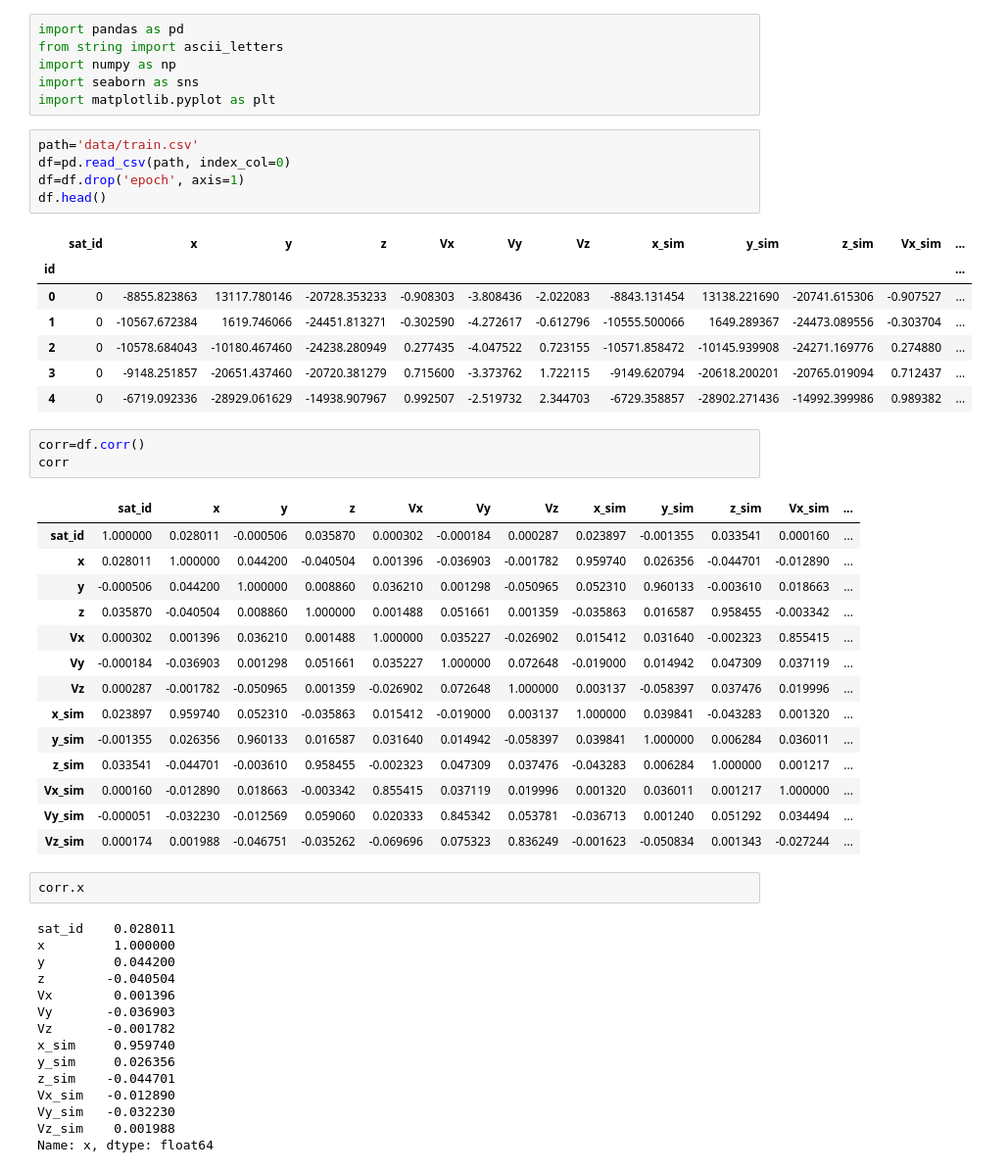
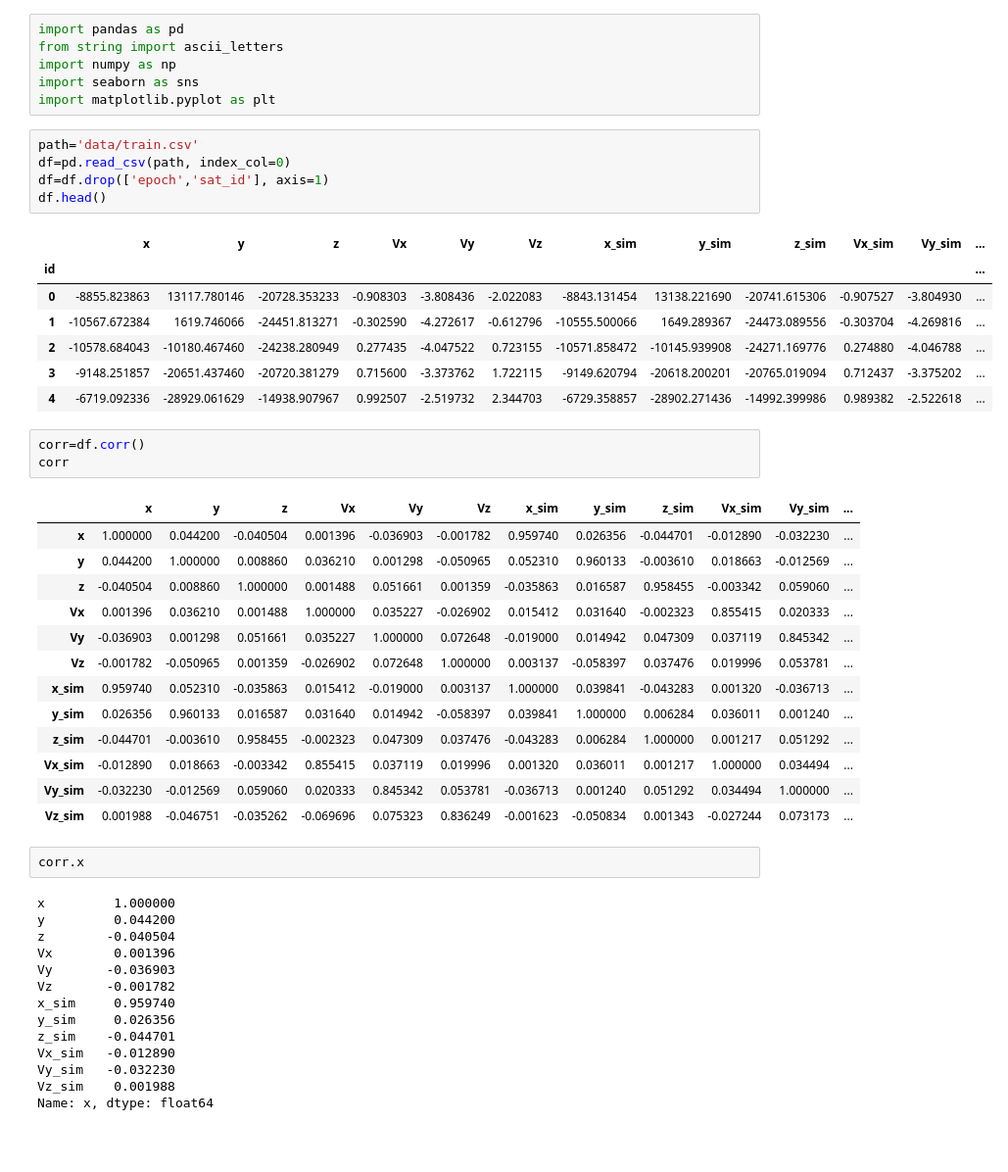
Before and after one commit to ayunimatulf/IDAO2020_transformer_team, a Jupyter notebook: cek_correlation.ipynb, the cells around one changed output. Shown: that part at 98% size. Saved outputs shown, nothing was run; the diff lists cells and outputs as text; blank space fills up the shorter version.

```diff
--- a/cek_correlation.ipynb
+++ b/cek_correlation.ipynb
@@ -9,38 +9,36 @@ import matplotlib.pyplot as plt
 # %%
 path='data/train.csv'
 df=pd.read_csv(path, index_col=0)
-df=df.drop('epoch', axis=1)
+df=df.drop(['epoch','sat_id'], axis=1)
 df.head()
 # %% [output]
-|  | sat_id | x | y | z | Vx | Vy | Vz | x_sim | y_sim | z_sim | Vx_sim | ... |
+|  | x | y | z | Vx | Vy | Vz | x_sim | y_sim | z_sim | Vx_sim | Vy_sim | ... |
 | id |  |  |  |  |  |  |  |  |  |  |  | ... |
-| 0 | 0 | -8855.823863 | 13117.780146 | -20728.353233 | -0.908303 | -3.808436 | -2.022083 | -8843.131454 | 13138.221690 | -20741.615306 | -0.907527 | ... |
-| 1 | 0 | -10567.672384 | 1619.746066 | -24451.813271 | -0.302590 | -4.272617 | -0.612796 | -10555.500066 | 1649.289367 | -24473.089556 | -0.303704 | ... |
-| 2 | 0 | -10578.684043 | -10180.467460 | -24238.280949 | 0.277435 | -4.047522 | 0.723155 | -10571.858472 | -10145.939908 | -24271.169776 | 0.274880 | ... |
-| 3 | 0 | -9148.251857 | -20651.437460 | -20720.381279 | 0.715600 | -3.373762 | 1.722115 | -9149.620794 | -20618.200201 | -20765.019094 | 0.712437 | ... |
-| 4 | 0 | -6719.092336 | -28929.061629 | -14938.907967 | 0.992507 | -2.519732 | 2.344703 | -6729.358857 | -28902.271436 | -14992.399986 | 0.989382 | ... |
+| 0 | -8855.823863 | 13117.780146 | -20728.353233 | -0.908303 | -3.808436 | -2.022083 | -8843.131454 | 13138.221690 | -20741.615306 | -0.907527 | -3.804930 | ... |
+| 1 | -10567.672384 | 1619.746066 | -24451.813271 | -0.302590 | -4.272617 | -0.612796 | -10555.500066 | 1649.289367 | -24473.089556 | -0.303704 | -4.269816 | ... |
+| 2 | -10578.684043 | -10180.467460 | -24238.280949 | 0.277435 | -4.047522 | 0.723155 | -10571.858472 | -10145.939908 | -24271.169776 | 0.274880 | -4.046788 | ... |
+| 3 | -9148.251857 | -20651.437460 | -20720.381279 | 0.715600 | -3.373762 | 1.722115 | -9149.620794 | -20618.200201 | -20765.019094 | 0.712437 | -3.375202 | ... |
+| 4 | -6719.092336 | -28929.061629 | -14938.907967 | 0.992507 | -2.519732 | 2.344703 | -6729.358857 | -28902.271436 | -14992.399986 | 0.989382 | -2.522618 | ... |
 # %%
 corr=df.corr()
 corr
 # %% [output]
-|  | sat_id | x | y | z | Vx | Vy | Vz | x_sim | y_sim | z_sim | Vx_sim | ... |
-| sat_id | 1.000000 | 0.028011 | -0.000506 | 0.035870 | 0.000302 | -0.000184 | 0.000287 | 0.023897 | -0.001355 | 0.033541 | 0.000160 | ... |
-| x | 0.028011 | 1.000000 | 0.044200 | -0.040504 | 0.001396 | -0.036903 | -0.001782 | 0.959740 | 0.026356 | -0.044701 | -0.012890 | ... |
-| y | -0.000506 | 0.044200 | 1.000000 | 0.008860 | 0.036210 | 0.001298 | -0.050965 | 0.052310 | 0.960133 | -0.003610 | 0.018663 | ... |
-| z | 0.035870 | -0.040504 | 0.008860 | 1.000000 | 0.001488 | 0.051661 | 0.001359 | -0.035863 | 0.016587 | 0.958455 | -0.003342 | ... |
-| Vx | 0.000302 | 0.001396 | 0.036210 | 0.001488 | 1.000000 | 0.035227 | -0.026902 | 0.015412 | 0.031640 | -0.002323 | 0.855415 | ... |
-| Vy | -0.000184 | -0.036903 | 0.001298 | 0.051661 | 0.035227 | 1.000000 | 0.072648 | -0.019000 | 0.014942 | 0.047309 | 0.037119 | ... |
-| Vz | 0.000287 | -0.001782 | -0.050965 | 0.001359 | -0.026902 | 0.072648 | 1.000000 | 0.003137 | -0.058397 | 0.037476 | 0.019996 | ... |
-| x_sim | 0.023897 | 0.959740 | 0.052310 | -0.035863 | 0.015412 | -0.019000 | 0.003137 | 1.000000 | 0.039841 | -0.043283 | 0.001320 | ... |
-| y_sim | -0.001355 | 0.026356 | 0.960133 | 0.016587 | 0.031640 | 0.014942 | -0.058397 | 0.039841 | 1.000000 | 0.006284 | 0.036011 | ... |
-| z_sim | 0.033541 | -0.044701 | -0.003610 | 0.958455 | -0.002323 | 0.047309 | 0.037476 | -0.043283 | 0.006284 | 1.000000 | 0.001217 | ... |
-| Vx_sim | 0.000160 | -0.012890 | 0.018663 | -0.003342 | 0.855415 | 0.037119 | 0.019996 | 0.001320 | 0.036011 | 0.001217 | 1.000000 | ... |
-| Vy_sim | -0.000051 | -0.032230 | -0.012569 | 0.059060 | 0.020333 | 0.845342 | 0.053781 | -0.036713 | 0.001240 | 0.051292 | 0.034494 | ... |
-| Vz_sim | 0.000174 | 0.001988 | -0.046751 | -0.035262 | -0.069696 | 0.075323 | 0.836249 | -0.001623 | -0.050834 | 0.001343 | -0.027244 | ... |
+|  | x | y | z | Vx | Vy | Vz | x_sim | y_sim | z_sim | Vx_sim | Vy_sim | ... |
+| x | 1.000000 | 0.044200 | -0.040504 | 0.001396 | -0.036903 | -0.001782 | 0.959740 | 0.026356 | -0.044701 | -0.012890 | -0.032230 | ... |
+| y | 0.044200 | 1.000000 | 0.008860 | 0.036210 | 0.001298 | -0.050965 | 0.052310 | 0.960133 | -0.003610 | 0.018663 | -0.012569 | ... |
+| z | -0.040504 | 0.008860 | 1.000000 | 0.001488 | 0.051661 | 0.001359 | -0.035863 | 0.016587 | 0.958455 | -0.003342 | 0.059060 | ... |
+| Vx | 0.001396 | 0.036210 | 0.001488 | 1.000000 | 0.035227 | -0.026902 | 0.015412 | 0.031640 | -0.002323 | 0.855415 | 0.020333 | ... |
+| Vy | -0.036903 | 0.001298 | 0.051661 | 0.035227 | 1.000000 | 0.072648 | -0.019000 | 0.014942 | 0.047309 | 0.037119 | 0.845342 | ... |
+| Vz | -0.001782 | -0.050965 | 0.001359 | -0.026902 | 0.072648 | 1.000000 | 0.003137 | -0.058397 | 0.037476 | 0.019996 | 0.053781 | ... |
+| x_sim | 0.959740 | 0.052310 | -0.035863 | 0.015412 | -0.019000 | 0.003137 | 1.000000 | 0.039841 | -0.043283 | 0.001320 | -0.036713 | ... |
+| y_sim | 0.026356 | 0.960133 | 0.016587 | 0.031640 | 0.014942 | -0.058397 | 0.039841 | 1.000000 | 0.006284 | 0.036011 | 0.001240 | ... |
+| z_sim | -0.044701 | -0.003610 | 0.958455 | -0.002323 | 0.047309 | 0.037476 | -0.043283 | 0.006284 | 1.000000 | 0.001217 | 0.051292 | ... |
+| Vx_sim | -0.012890 | 0.018663 | -0.003342 | 0.855415 | 0.037119 | 0.019996 | 0.001320 | 0.036011 | 0.001217 | 1.000000 | 0.034494 | ... |
+| Vy_sim | -0.032230 | -0.012569 | 0.059060 | 0.020333 | 0.845342 | 0.053781 | -0.036713 | 0.001240 | 0.051292 | 0.034494 | 1.000000 | ... |
+| Vz_sim | 0.001988 | -0.046751 | -0.035262 | -0.069696 | 0.075323 | 0.836249 | -0.001623 | -0.050834 | 0.001343 | -0.027244 | 0.073173 | ... |
 # %%
 corr.x
 # %% [output]
-sat_id    0.028011
 x         1.000000
 y         0.044200
 z        -0.040504
```
Also changed, not shown: parts of 6 cells of this notebook, 31 other files.
